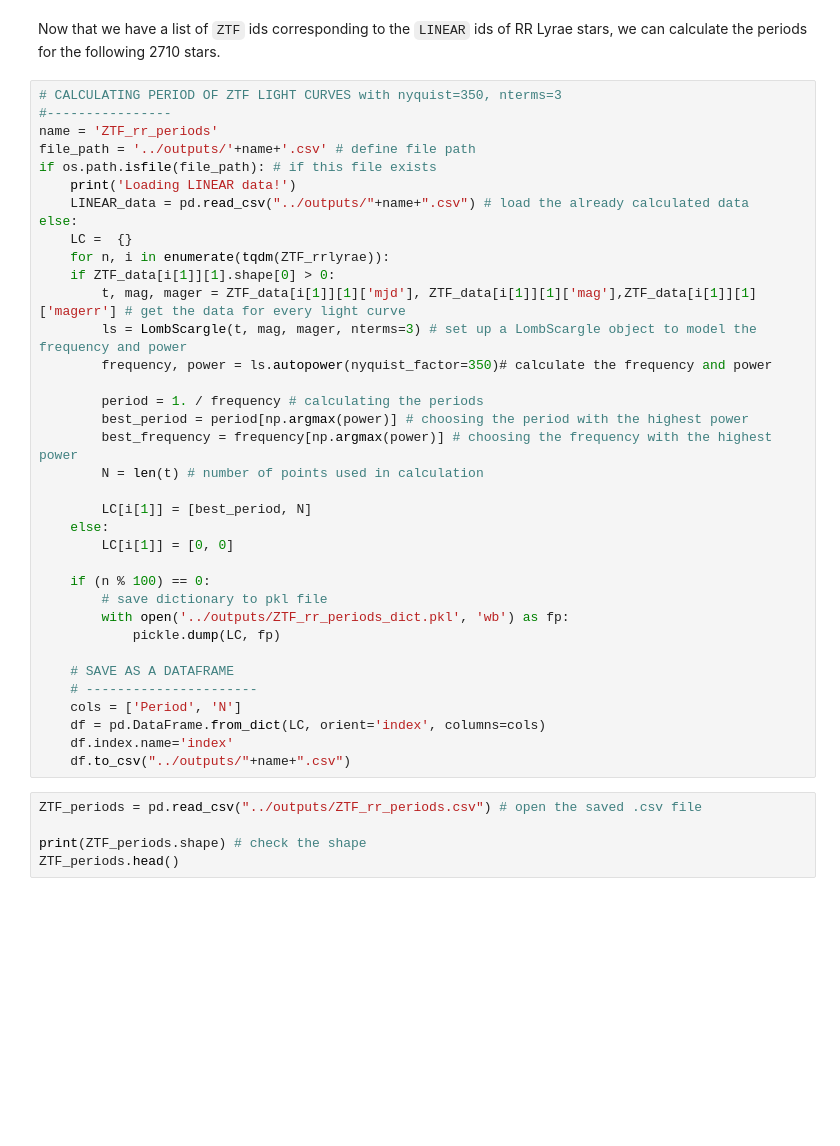
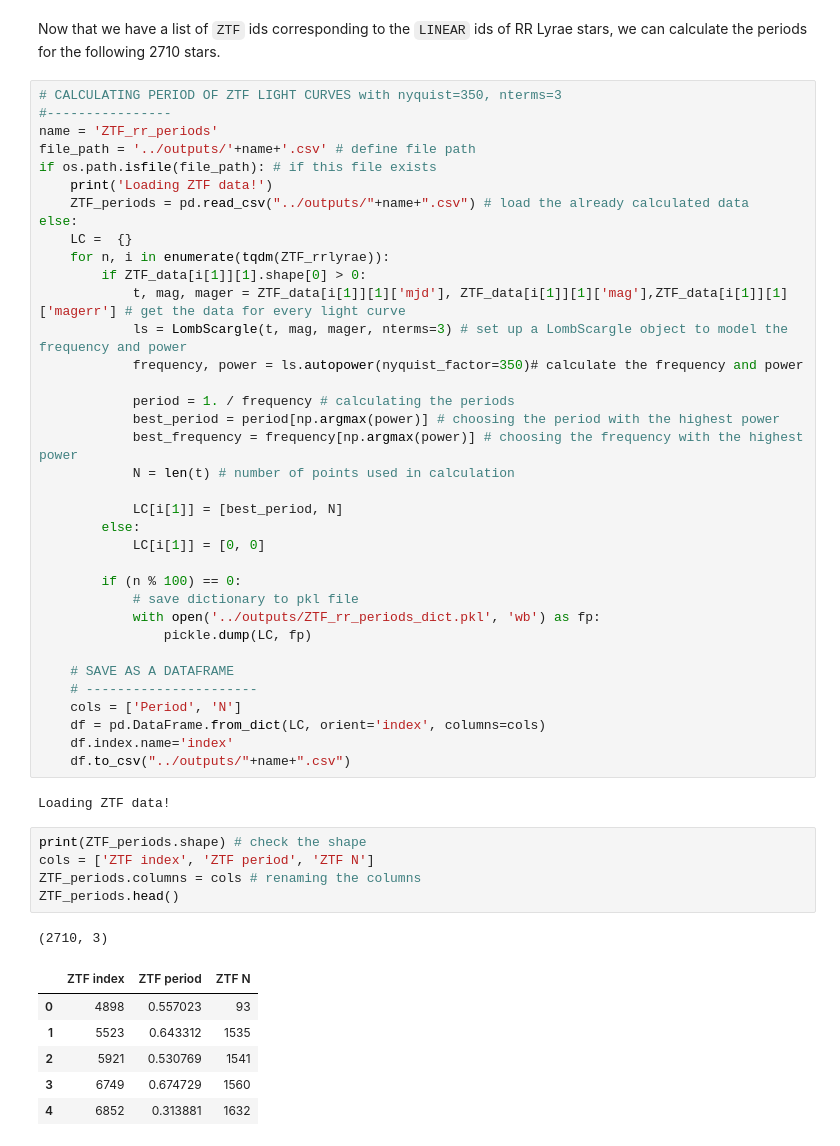
Before and after one commit to emadonev/var_stars, a Jupyter notebook: nbs/03_Analysis_of_light_curve_periods.ipynb, the cells around one changed output. Cells and saved outputs as stored; diff of their text form; blank space fills up the shorter version.

```diff
--- a/nbs/03_Analysis_of_light_curve_periods.ipynb
+++ b/nbs/03_Analysis_of_light_curve_periods.ipynb
@@ -401,29 +399,29 @@ Now that we have a list of `ZTF` ids corresponding to the `LINEAR` ids of RR Lyr
 name = 'ZTF_rr_periods'
 file_path = '../outputs/'+name+'.csv' # define file path
 if os.path.isfile(file_path): # if this file exists
-    print('Loading LINEAR data!')
-    LINEAR_data = pd.read_csv("../outputs/"+name+".csv") # load the already calculated data
+    print('Loading ZTF data!')
+    ZTF_periods = pd.read_csv("../outputs/"+name+".csv") # load the already calculated data
 else:
     LC =  {}
     for n, i in enumerate(tqdm(ZTF_rrlyrae)):
-    if ZTF_data[i[1]][1].shape[0] > 0:
-        t, mag, mager = ZTF_data[i[1]][1]['mjd'], ZTF_data[i[1]][1]['mag'],ZTF_data[i[1]][1]['magerr'] # get the data for every light curve
-        ls = LombScargle(t, mag, mager, nterms=3) # set up a LombScargle object to model the frequency and power
-        frequency, power = ls.autopower(nyquist_factor=350)# calculate the frequency and power
+        if ZTF_data[i[1]][1].shape[0] > 0:
+            t, mag, mager = ZTF_data[i[1]][1]['mjd'], ZTF_data[i[1]][1]['mag'],ZTF_data[i[1]][1]['magerr'] # get the data for every light curve
+            ls = LombScargle(t, mag, mager, nterms=3) # set up a LombScargle object to model the frequency and power
+            frequency, power = ls.autopower(nyquist_factor=350)# calculate the frequency and power
 
-        period = 1. / frequency # calculating the periods
-        best_period = period[np.argmax(power)] # choosing the period with the highest power
-        best_frequency = frequency[np.argmax(power)] # choosing the frequency with the highest power
-        N = len(t) # number of points used in calculation
+            period = 1. / frequency # calculating the periods
+            best_period = period[np.argmax(power)] # choosing the period with the highest power
+            best_frequency = frequency[np.argmax(power)] # choosing the frequency with the highest power
+            N = len(t) # number of points used in calculation
 
-        LC[i[1]] = [best_period, N]
-    else:
-        LC[i[1]] = [0, 0]
+            LC[i[1]] = [best_period, N]
+        else:
+            LC[i[1]] = [0, 0]
 
-    if (n % 100) == 0:
-        # save dictionary to pkl file
-        with open('../outputs/ZTF_rr_periods_dict.pkl', 'wb') as fp:
-            pickle.dump(LC, fp)
+        if (n % 100) == 0:
+            # save dictionary to pkl file
+            with open('../outputs/ZTF_rr_periods_dict.pkl', 'wb') as fp:
+                pickle.dump(LC, fp)
 
     # SAVE AS A DATAFRAME
     # ----------------------
@@ -431,8 +429,18 @@ else:
     df = pd.DataFrame.from_dict(LC, orient='index', columns=cols)
     df.index.name='index'
     df.to_csv("../outputs/"+name+".csv")
+# %% [output]
+Loading ZTF data!
-# %%
-ZTF_periods = pd.read_csv("../outputs/ZTF_rr_periods.csv") # open the saved .csv file
-
-print(ZTF_periods.shape) # check the shape
-ZTF_periods.head()
+# %%
+print(ZTF_periods.shape) # check the shape
+cols = ['ZTF index', 'ZTF period', 'ZTF N']
+ZTF_periods.columns = cols # renaming the columns
+ZTF_periods.head()
+# %% [output]
+(2710, 3)
+|  | ZTF index | ZTF period | ZTF N |
+| 0 | 4898 | 0.557023 | 93 |
+| 1 | 5523 | 0.643312 | 1535 |
+| 2 | 5921 | 0.530769 | 1541 |
+| 3 | 6749 | 0.674729 | 1560 |
+| 4 | 6852 | 0.313881 | 1632 |
```
Also changed, not shown: parts of 35 cells of this notebook, 3 other files.
